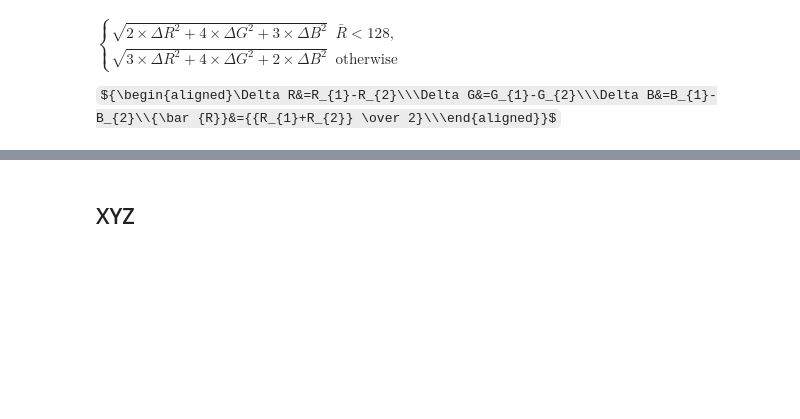
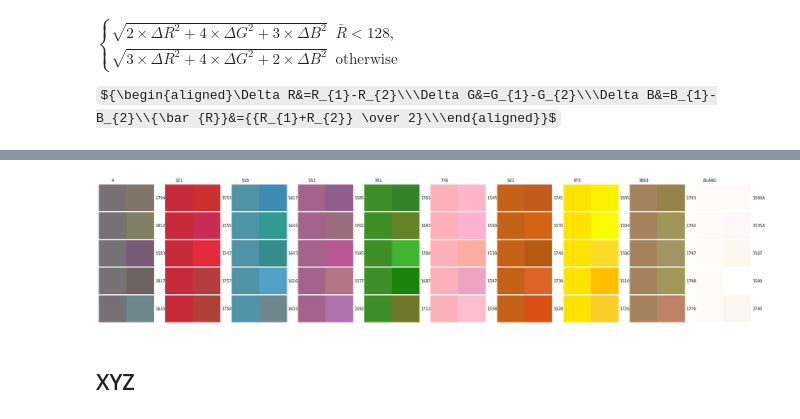
Before and after one commit to JuliaSzulc/flossverter, a Jupyter notebook: metrics_test.ipynb, the cells around one changed output, grey strips where cells are left out. Cells and saved outputs as stored; diff of their text form; code cells hidden in the pictures; some formulas as TeX source; blank space fills up the shorter version.

```diff
--- a/metrics_test.ipynb
+++ b/metrics_test.ipynb
@@ -138,3 +69,7 @@ for base_num in base_numbers:
+# %%
+run(rgb_gamma_correction)
+# %% [output]
+[figure, added]
 # %% [markdown]
 ## XYZ
 # %% [markdown]
```
Also changed, not shown: parts of 14 cells of this notebook, 4 other files.
